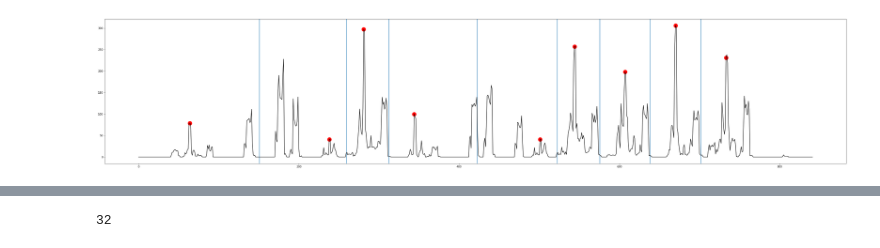
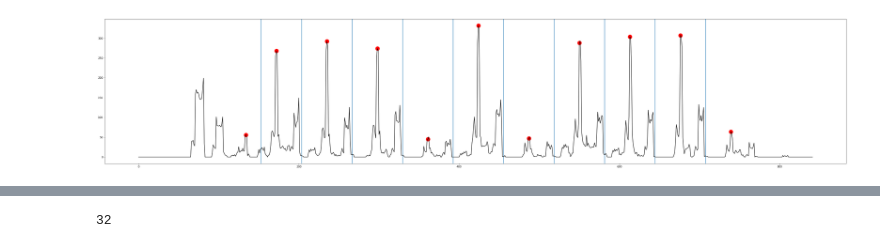
Before and after one commit to stoianmihail/Metapsaltiki, a Jupyter notebook: CC.ipynb, the cells around one changed output, grey strips where cells are left out. Cells and saved outputs as stored; diff of their text form; code cells hidden in the pictures.

```diff
--- a/CC.ipynb
+++ b/CC.ipynb
@@ -4,6 +4,6 @@ import src
 # %%
 sheet = src.Sheet('samples/paraclis.pdf')
 # %%
-sheet[10].plot_raw_horizontal_projection()
+sheet[4].plot_raw_horizontal_projection()
 # %% [output]
-[figure, old version]
+[figure, new version]
```
Also changed, not shown: parts of 3 cells of this notebook, 1 other file.
